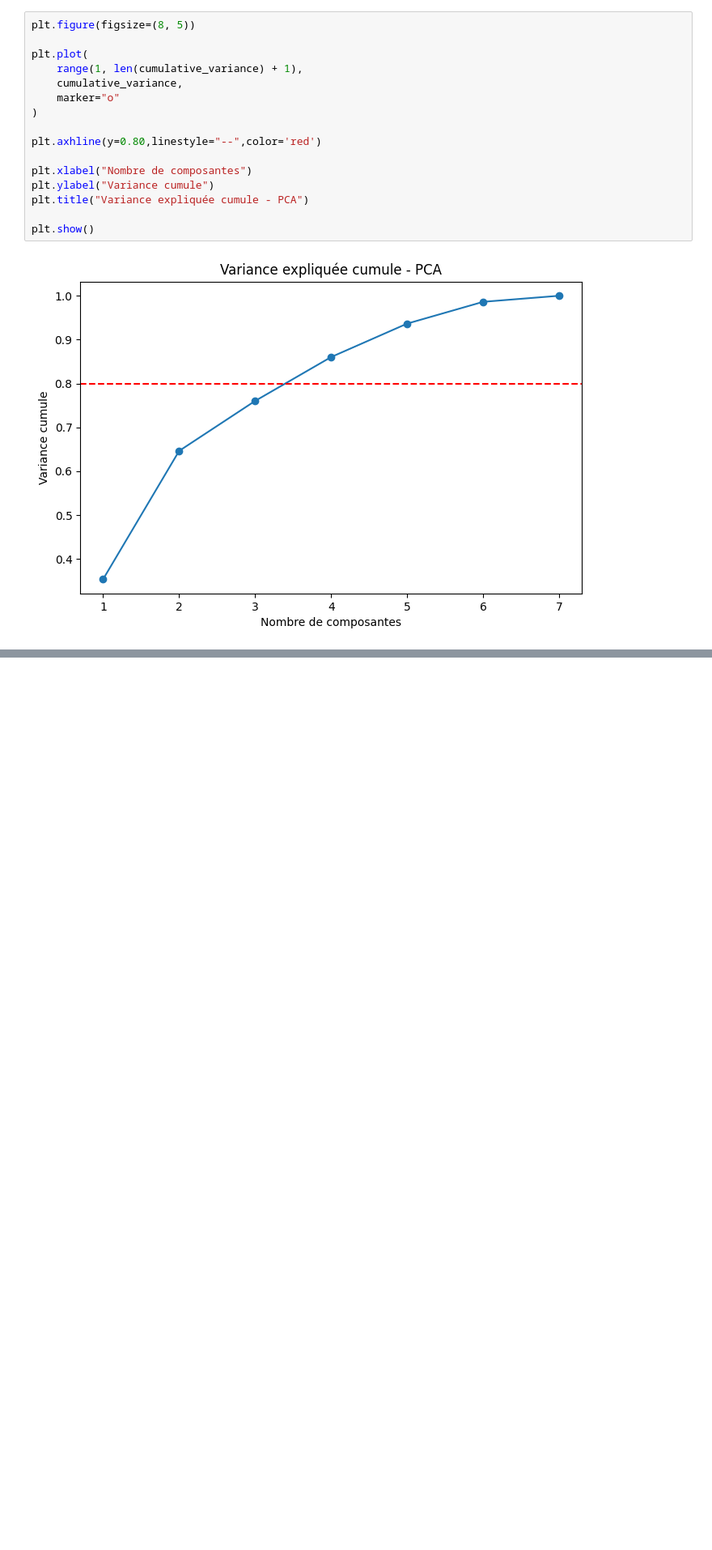
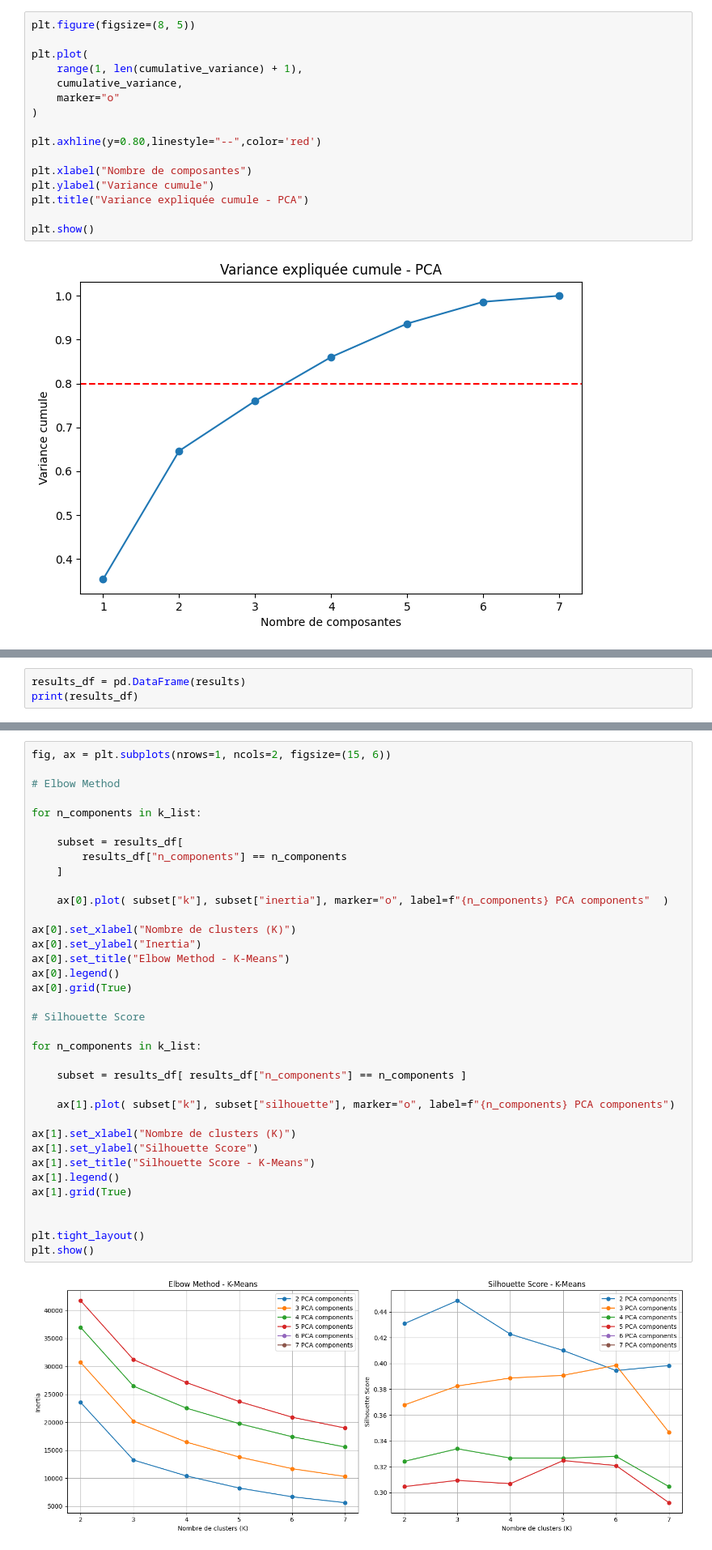
Before and after one commit to Mednsn/CardProfiler, a Jupyter notebook: notebooks/cleaning.ipynb, the cells around one changed output, grey strips where cells are left out. Shown at 81% size. Cells and saved outputs as stored; diff of their text form; blank space fills up the shorter version.

Commit message:
j'ai terminer implementation de k-means et de DBSCAN

```diff
--- a/notebooks/cleaning.ipynb
+++ b/notebooks/cleaning.ipynb
@@ -192,0 +289,3 @@ Nombre minimal de composantes pour depasser 80% : 4
+# %%
+results_df = pd.DataFrame(results)
+print(results_df)
@@ -192,0 +322,38 @@ Nombre minimal de composantes pour depasser 80% : 4
+# %%
+fig, ax = plt.subplots(nrows=1, ncols=2, figsize=(15, 6))
+
+# Elbow Method
+
+for n_components in k_list:
+
+    subset = results_df[
+        results_df["n_components"] == n_components
+    ]
+
+    ax[0].plot( subset["k"], subset["inertia"], marker="o", label=f"{n_components} PCA components"  )
+
+ax[0].set_xlabel("Nombre de clusters (K)")
+ax[0].set_ylabel("Inertia")
+ax[0].set_title("Elbow Method - K-Means")
+ax[0].legend()
+ax[0].grid(True)
+
+# Silhouette Score
+
+for n_components in k_list:
+
+    subset = results_df[ results_df["n_components"] == n_components ]
+
+    ax[1].plot( subset["k"], subset["silhouette"], marker="o", label=f"{n_components} PCA components")
+
+ax[1].set_xlabel("Nombre de clusters (K)")
+ax[1].set_ylabel("Silhouette Score")
+ax[1].set_title("Silhouette Score - K-Means")
+ax[1].legend()
+ax[1].grid(True)
+
+
+plt.tight_layout()
+plt.show()
+# %% [output]
+[figure, added]
```
Also changed, not shown: parts of 37 cells of this notebook, 1 other file.
